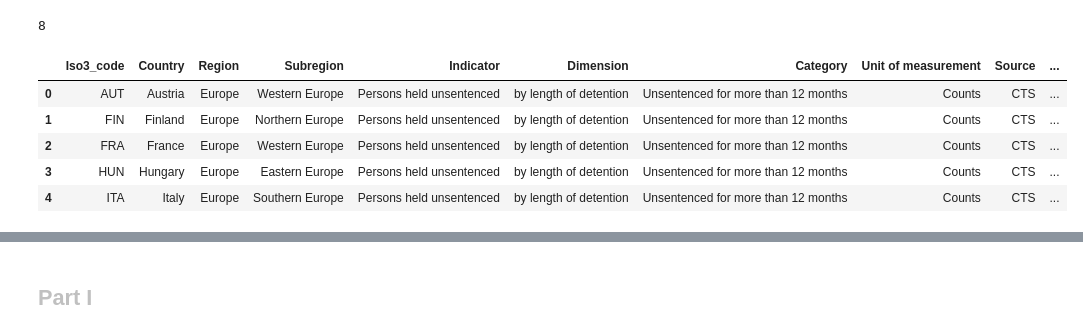
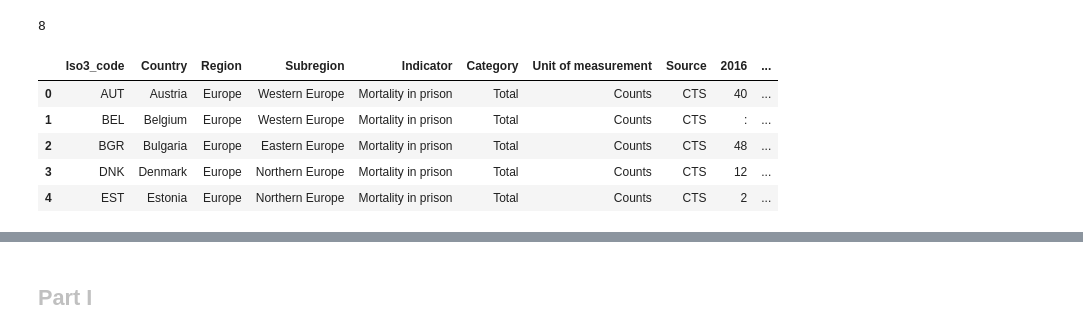
Before and after one commit to Prisoner-s-Dilemma/OpenAccess-DigitalEthics-ProjectMaterial, a Jupyter notebook: Mashup_datasets.ipynb, the cells around one changed output, grey strips where cells are left out. Cells and saved outputs as stored; diff of their text form; code cells hidden in the pictures.

```diff
--- a/Mashup_datasets.ipynb
+++ b/Mashup_datasets.ipynb
@@ -278,11 +267,11 @@ print(count)
 # %% [output]
 8
 # %%
-df_D2_23.head()
+df_D1_1.head()
 # %% [output]
-|  | Iso3_code | Country | Region | Subregion | Indicator | Dimension | Category | Unit of measurement | Source | ... |
-| 0 | AUT | Austria | Europe | Western Europe | Persons held unsentenced | by length of detention | Unsentenced for more than 12 months | Counts | CTS | ... |
-| 1 | FIN | Finland | Europe | Northern Europe | Persons held unsentenced | by length of detention | Unsentenced for more than 12 months | Counts | CTS | ... |
-| 2 | FRA | France | Europe | Western Europe | Persons held unsentenced | by length of detention | Unsentenced for more than 12 months | Counts | CTS | ... |
-| 3 | HUN | Hungary | Europe | Eastern Europe | Persons held unsentenced | by length of detention | Unsentenced for more than 12 months | Counts | CTS | ... |
-| 4 | ITA | Italy | Europe | Southern Europe | Persons held unsentenced | by length of detention | Unsentenced for more than 12 months | Counts | CTS | ... |
+|  | Iso3_code | Country | Region | Subregion | Indicator | Category | Unit of measurement | Source | 2016 | ... |
+| 0 | AUT | Austria | Europe | Western Europe | Mortality in prison | Total | Counts | CTS | 40 | ... |
+| 1 | BEL | Belgium | Europe | Western Europe | Mortality in prison | Total | Counts | CTS | : | ... |
+| 2 | BGR | Bulgaria | Europe | Eastern Europe | Mortality in prison | Total | Counts | CTS | 48 | ... |
+| 3 | DNK | Denmark | Europe | Northern Europe | Mortality in prison | Total | Counts | CTS | 12 | ... |
+| 4 | EST | Estonia | Europe | Northern Europe | Mortality in prison | Total | Counts | CTS | 2 | ... |
```
Also changed, not shown: parts of 8 cells of this notebook.
